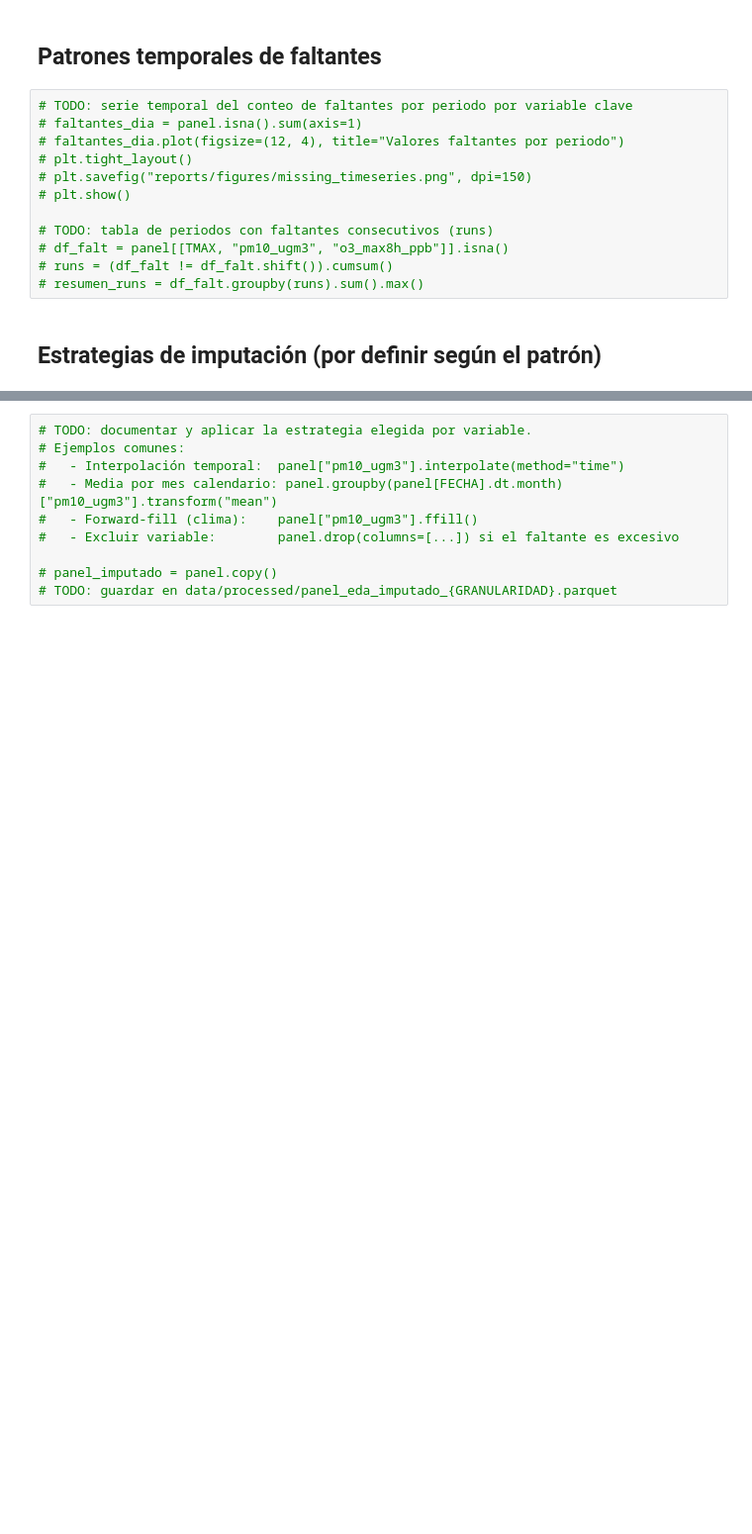
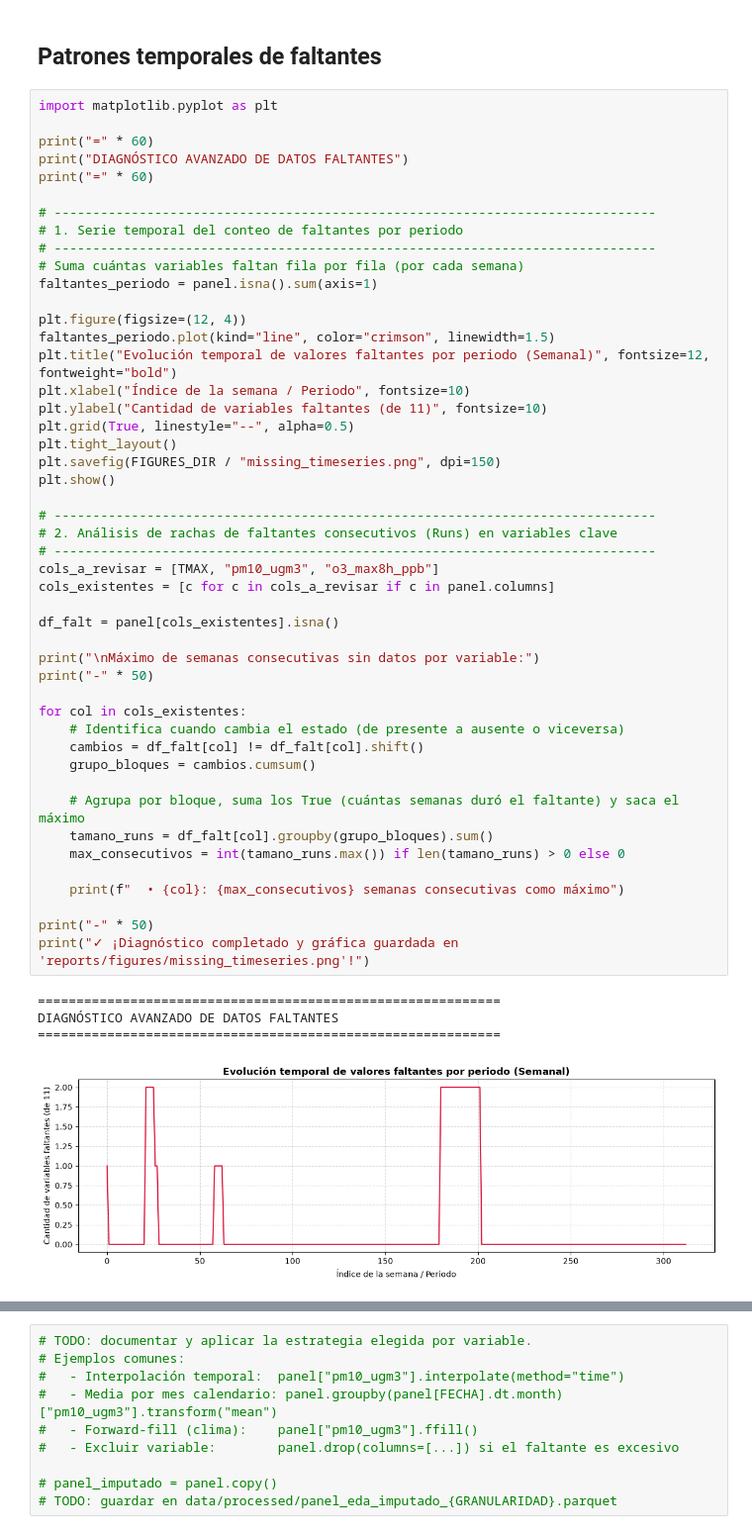
Before and after one commit to mdc-feature-engineering/sonora-health-climate-eda, a Jupyter notebook: notebooks/03_eda/3.1-datos-faltantes.ipynb, the cells around one changed output, grey strips where cells are left out. Shown at 99% size. Drawn from its saved outputs; the diff is of its cells as text; blank space fills up the shorter version.

```diff
--- a/notebooks/03_eda/3.1-datos-faltantes.ipynb
+++ b/notebooks/03_eda/3.1-datos-faltantes.ipynb
@@ -88,16 +153,54 @@ panel = pd.read_parquet(ruta)
 # %% [markdown]
 ## Patrones temporales de faltantes
-# %%
-# TODO: serie temporal del conteo de faltantes por periodo por variable clave
-# faltantes_dia = panel.isna().sum(axis=1)
-# faltantes_dia.plot(figsize=(12, 4), title="Valores faltantes por periodo")
-# plt.tight_layout()
-# plt.savefig("reports/figures/missing_timeseries.png", dpi=150)
-# plt.show()
-
-# TODO: tabla de periodos con faltantes consecutivos (runs)
-# df_falt = panel[[TMAX, "pm10_ugm3", "o3_max8h_ppb"]].isna()
-# runs = (df_falt != df_falt.shift()).cumsum()
-# resumen_runs = df_falt.groupby(runs).sum().max()
-# %% [markdown]
-## Estrategias de imputación (por definir según el patrón)
+# %%
+import matplotlib.pyplot as plt
+
+print("=" * 60)
+print("DIAGNÓSTICO AVANZADO DE DATOS FALTANTES")
+print("=" * 60)
+
+# ------------------------------------------------------------------------------
+# 1. Serie temporal del conteo de faltantes por periodo
+# ------------------------------------------------------------------------------
+# Suma cuántas variables faltan fila por fila (por cada semana)
+faltantes_periodo = panel.isna().sum(axis=1)
+
+plt.figure(figsize=(12, 4))
+faltantes_periodo.plot(kind="line", color="crimson", linewidth=1.5)
+plt.title("Evolución temporal de valores faltantes por periodo (Semanal)", fontsize=12, fontweight="bold")
+plt.xlabel("Índice de la semana / Periodo", fontsize=10)
+plt.ylabel("Cantidad de variables faltantes (de 11)", fontsize=10)
+plt.grid(True, linestyle="--", alpha=0.5)
+plt.tight_layout()
+plt.savefig(FIGURES_DIR / "missing_timeseries.png", dpi=150)
+plt.show()
+
+# ------------------------------------------------------------------------------
+# 2. Análisis de rachas de faltantes consecutivos (Runs) en variables clave
+# ------------------------------------------------------------------------------
+cols_a_revisar = [TMAX, "pm10_ugm3", "o3_max8h_ppb"]
+cols_existentes = [c for c in cols_a_revisar if c in panel.columns]
+
+df_falt = panel[cols_existentes].isna()
+
+print("\nMáximo de semanas consecutivas sin datos por variable:")
+print("-" * 50)
+
+for col in cols_existentes:
+    # Identifica cuando cambia el estado (de presente a ausente o viceversa)
+    cambios = df_falt[col] != df_falt[col].shift()
+    grupo_bloques = cambios.cumsum()
+
+    # Agrupa por bloque, suma los True (cuántas semanas duró el faltante) y saca el máximo
+    tamano_runs = df_falt[col].groupby(grupo_bloques).sum()
+    max_consecutivos = int(tamano_runs.max()) if len(tamano_runs) > 0 else 0
+
+    print(f"  • {col}: {max_consecutivos} semanas consecutivas como máximo")
+
+print("-" * 50)
+print("✓ ¡Diagnóstico completado y gráfica guardada en 'reports/figures/missing_timeseries.png'!")
+# %% [output]
+============================================================
+DIAGNÓSTICO AVANZADO DE DATOS FALTANTES
+============================================================
+[figure, added]
```
Also changed, not shown: parts of 9 cells of this notebook, 5 other files.
